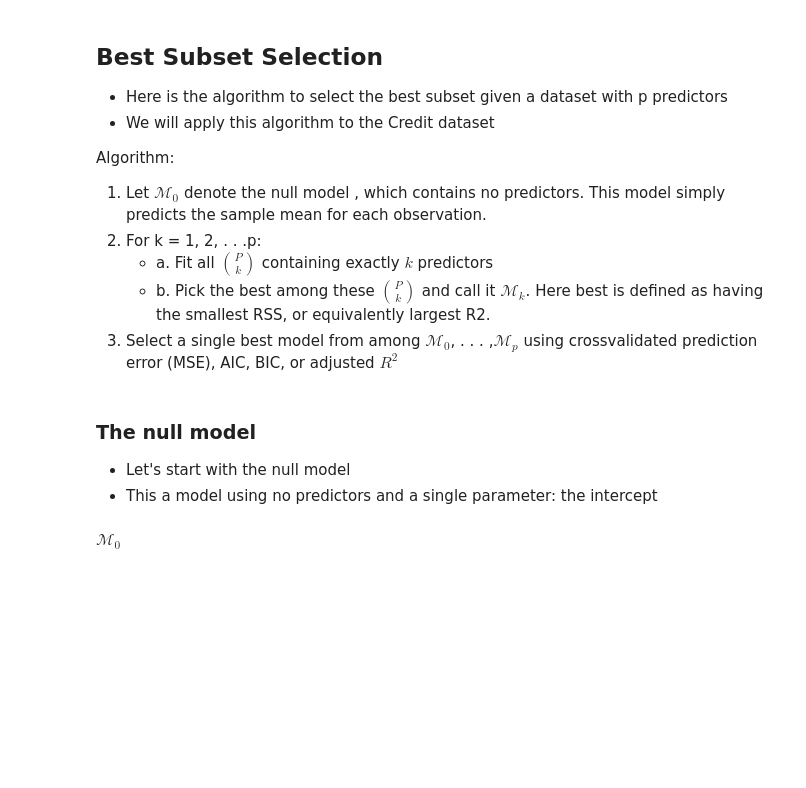
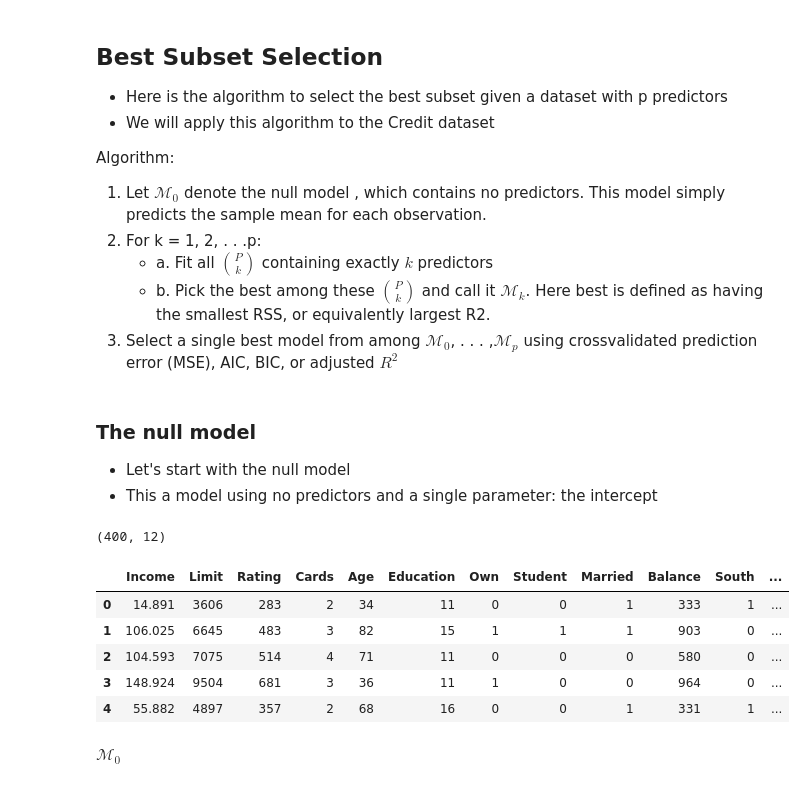
Before and after one commit to JonathanAHolmes/Data-Science-for-Social-Scientists, a Jupyter notebook: Class 10 - Model Selection/Class 10 - Model Selection.ipynb, the cells around one changed output. Cells and saved outputs as stored; diff of their text form; code cells hidden in the pictures; blank space fills up the shorter version.

```diff
--- a/Class 10 - Model Selection/Class 10 - Model Selection.ipynb
+++ b/Class 10 - Model Selection/Class 10 - Model Selection.ipynb
@@ -49,12 +49,21 @@ from itertools import permutations
 # %%
-df=pd.read_csv("Credit.csv")
+df=pd.read_csv("https://www.dropbox.com/scl/fi/dlvn95r99i6da5oc7ha82/Credit.csv?rlkey=rbnd58yh0s06lu8hmyj3esjzi&dl=1")
 df['Own']=df['Own'].replace({"No":0,  "Yes":1})
 df['Student']=df['Student'].replace({"No":0,  "Yes":1})
 df['Married']=df['Married'].replace({"No":0,  "Yes":1})
-df=df.join(pd.get_dummies(df['Region'], drop_first=True))
+region_dummies = pd.get_dummies(df['Region'], drop_first=True).astype(int)
+df=df.join(region_dummies)
 df.pop("Region")
 display(df.shape)
 df.head()
+# %% [output]
+(400, 12)
+|  | Income | Limit | Rating | Cards | Age | Education | Own | Student | Married | Balance | South | ... |
+| 0 | 14.891 | 3606 | 283 | 2 | 34 | 11 | 0 | 0 | 1 | 333 | 1 | ... |
+| 1 | 106.025 | 6645 | 483 | 3 | 82 | 15 | 1 | 1 | 1 | 903 | 0 | ... |
+| 2 | 104.593 | 7075 | 514 | 4 | 71 | 11 | 0 | 0 | 0 | 580 | 0 | ... |
+| 3 | 148.924 | 9504 | 681 | 3 | 36 | 11 | 1 | 0 | 0 | 964 | 0 | ... |
+| 4 | 55.882 | 4897 | 357 | 2 | 68 | 16 | 0 | 0 | 1 | 331 | 1 | ... |
 # %% [markdown]
 $\mathscr{M}_0$
 # %%
```
Also changed, not shown: parts of 25 cells of this notebook, 1 other file.
